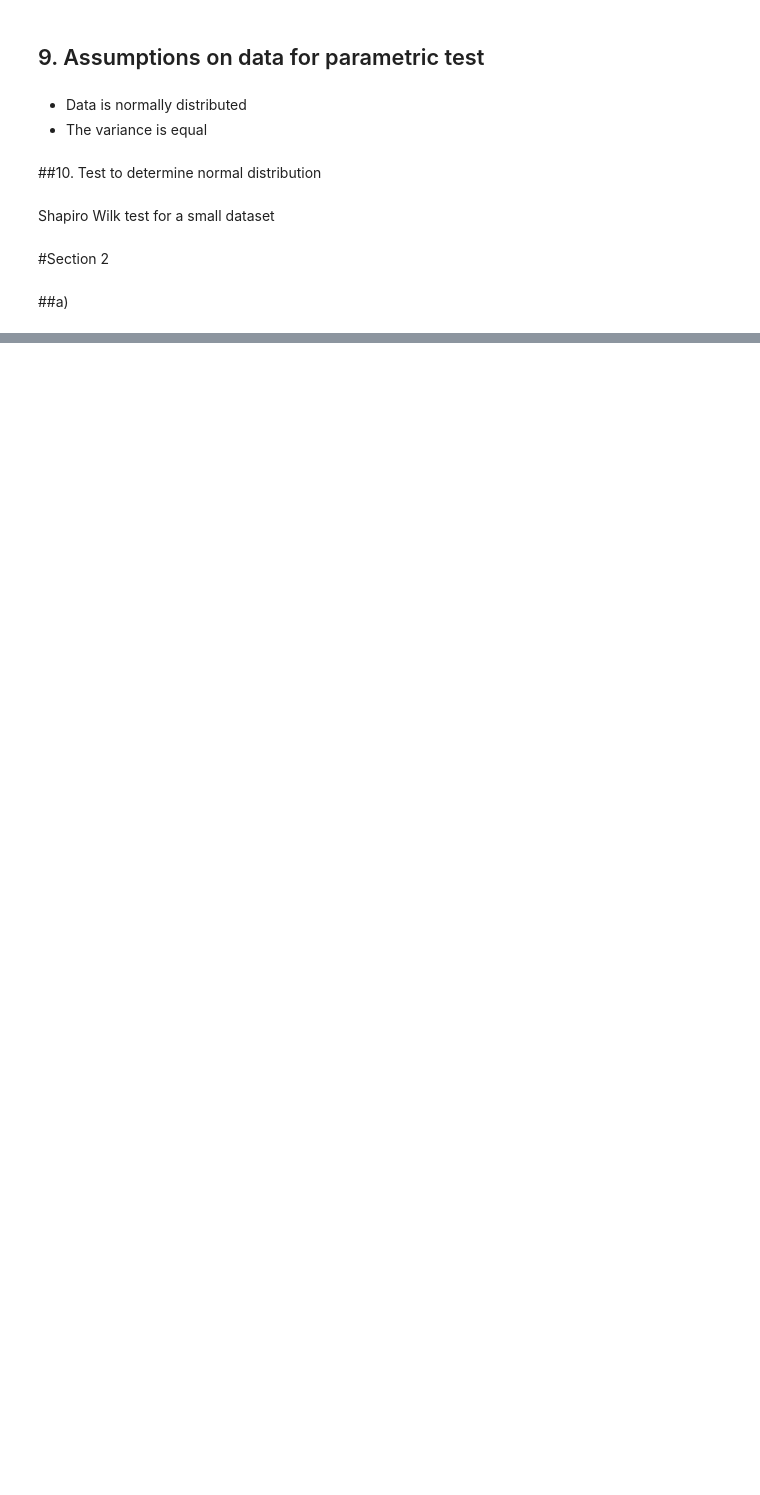
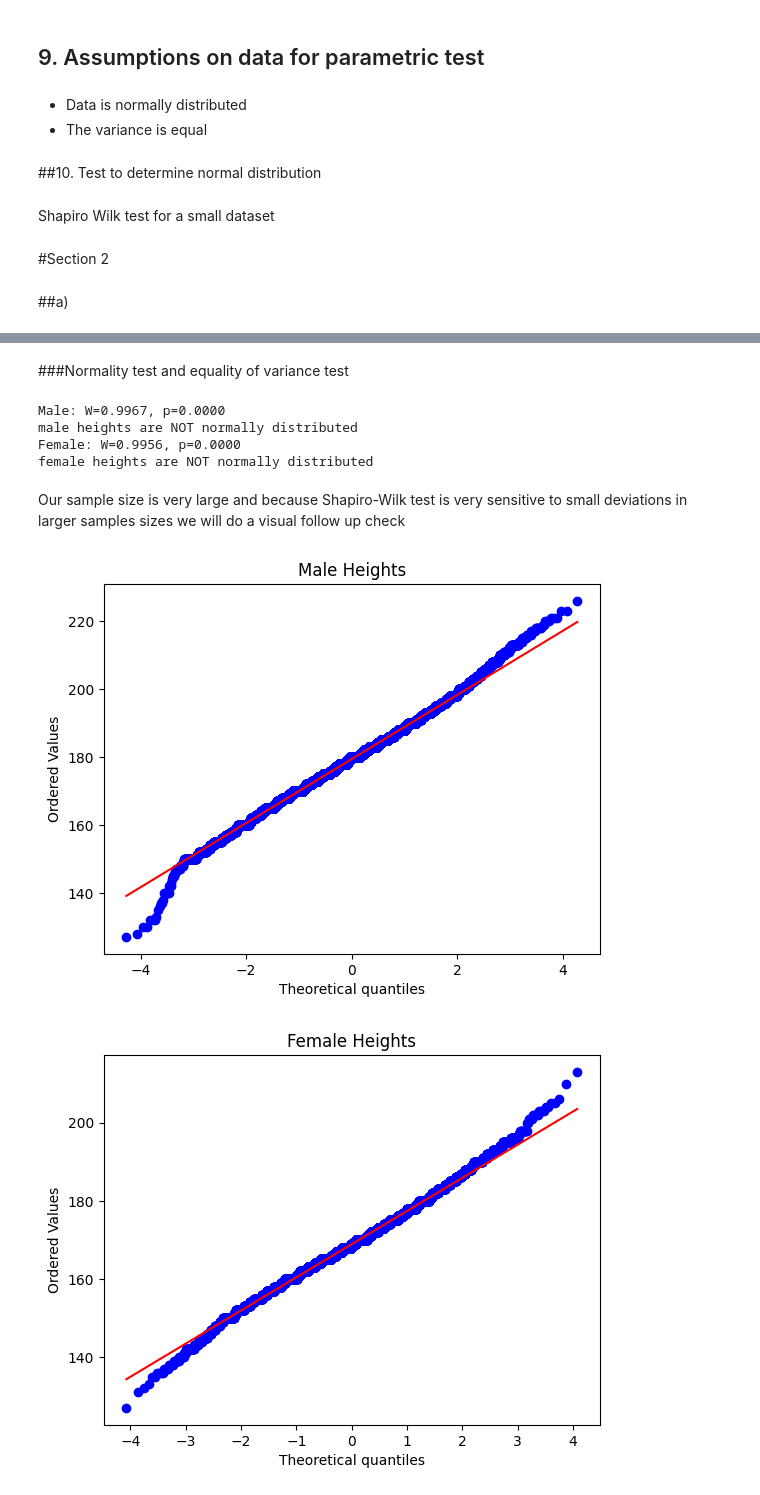
Before and after one commit to kiundi/kamilimu_assignments, a Jupyter notebook: statistical_analysis/assignment.ipynb, the cells around one changed output, grey strips where cells are left out. Cells and saved outputs as stored; diff of their text form; code cells hidden in the pictures; blank space fills up the shorter version.

```diff
--- a/statistical_analysis/assignment.ipynb
+++ b/statistical_analysis/assignment.ipynb
@@ -65,2 +67,3 @@ athletes = pd.read_csv("https://raw.githubusercontent.com/rfordatascience/tidytu
 # %%
-athletes.head(10)
+maledf = athletes[athletes['Sex'] == 'M'][['Name','Height']].dropna(subset='Height').drop_duplicates(subset='Name') #extracting male heights
+femaledf = athletes[athletes['Sex'] == 'F'][['Name','Height']].dropna(subset='Height').drop_duplicates(subset='Name') #extracting female
@@ -89,0 +96,54 @@ dtype: bool
+# %% [markdown]
+###Normality test and equality of variance test
+# %%
+from scipy.stats import shapiro
+
+stat_m, p_m = shapiro(maledf.Height)
+print(f"Male: W={stat_m:.4f}, p={p_m:.4f}")
+if p_m < 0.05:
+    print("male heights are NOT normally distributed")
+else:
+    print("male heights are consistent with normality")
+
+
+stat_f, p_f = shapiro(femaledf.Height)
+print(f"Female: W={stat_f:.4f}, p={p_f:.4f}")
+if p_f < 0.05:
+    print("female heights are NOT normally distributed")
+else:
+    print("female heights are consistent with normality")
+# %% [output]
+Male: W=0.9967, p=0.0000
+male heights are NOT normally distributed
+Female: W=0.9956, p=0.0000
+female heights are NOT normally distributed
+# %% [markdown]
+Our sample size is very large and because Shapiro-Wilk test is very sensitive to small deviations in larger samples sizes we will do a visual follow up check
+# %%
+import matplotlib.pyplot as plt
+import scipy.stats as stats
+
+# Q-Q for male
+plt.figure()
+stats.probplot(maledf.Height, dist="norm", plot=plt)
+plt.title("Male Heights")
+plt.show()
+
+# Q–Q for female
+plt.figure()
+stats.probplot(femaledf.Height, dist="norm", plot=plt)
+plt.title("Female Heights")
+plt.show()
+
+#Histogram to check for normal distributions
+plt.figure()
+plt.hist(maledf.Height,   alpha=0.5, label='Male')
+plt.hist(femaledf.Height, alpha=0.5, label='Female')
+plt.xlabel('Height')
+plt.ylabel('Frequency')
+plt.title('Distribution of Olympian Heights')
+plt.legend()
+plt.show()
+# %% [output]
+[figure, added]
+[figure, added]
```
Also changed, not shown: parts of 14 cells of this notebook.
